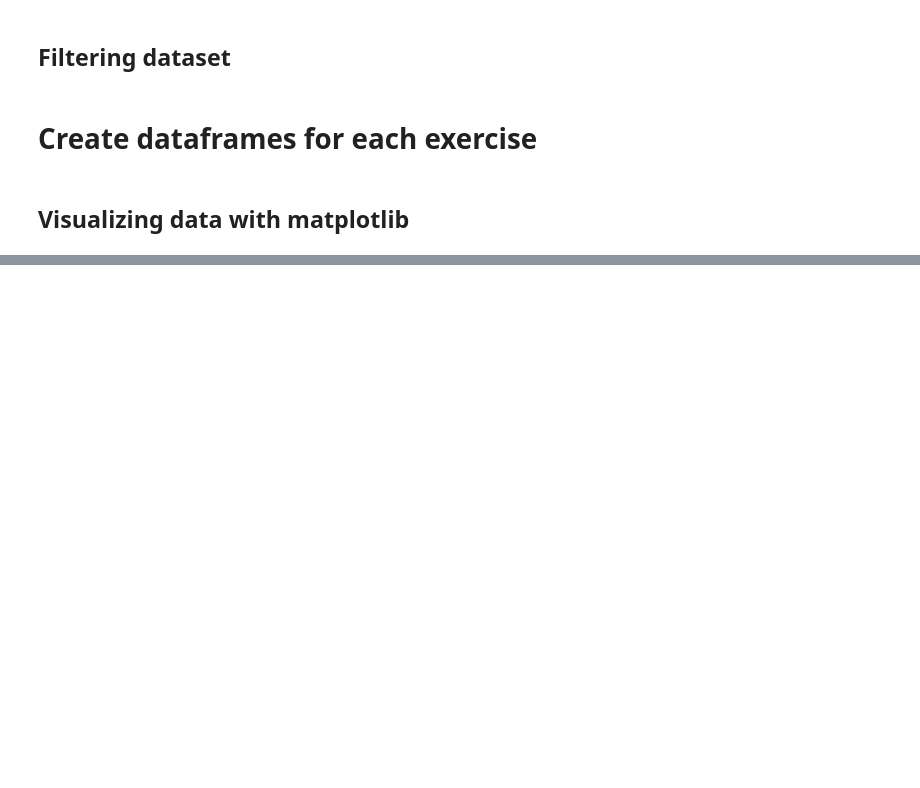
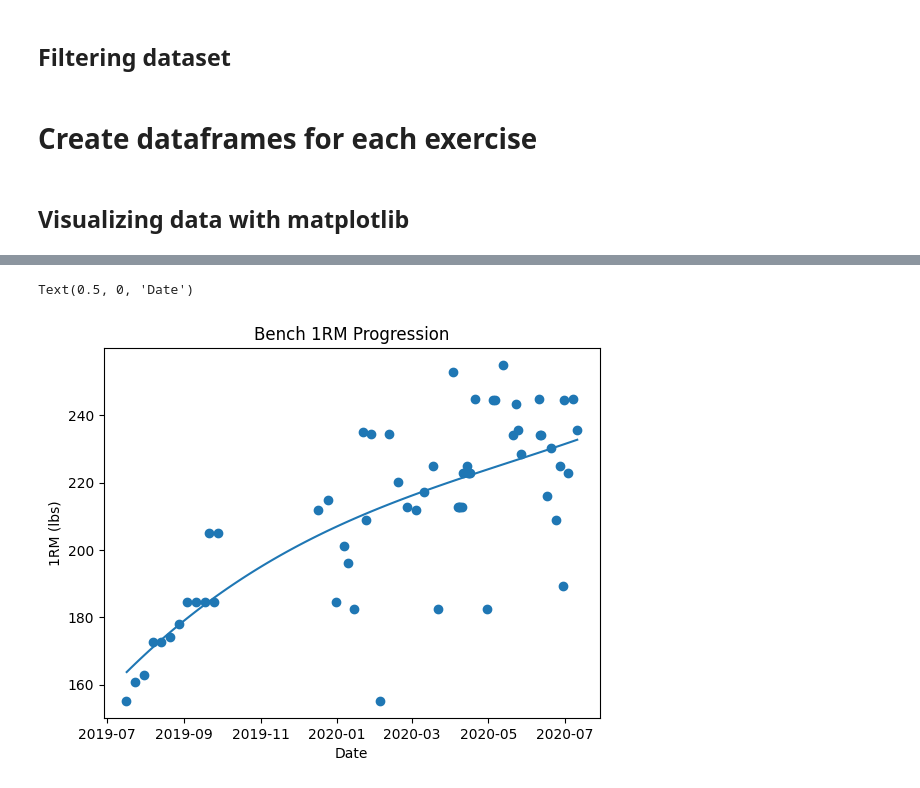
Before and after one commit to atrain773/Powerlifting-Training-Projections, a Jupyter notebook: src/Powerlifting Data Visualization.ipynb, the cells around one changed output, grey strips where cells are left out. Cells and saved outputs as stored; diff of their text form; code cells hidden in the pictures; blank space fills up the shorter version.

```diff
--- a/src/Powerlifting Data Visualization.ipynb
+++ b/src/Powerlifting Data Visualization.ipynb
@@ -68,0 +74,15 @@ ax.xaxis.set_major_locator(plt.MaxNLocator(4))
+# %%
+# fit cubic regression model to bench data
+
+plt.scatter(df_bench['Date'], df_bench['1RM'])
+x3, x2, x1, b = np.polyfit(df_bench['Unix_Date'], df_bench['1RM'], 3)
+x = np.linspace(df_bench['Unix_Date'].min(), df_bench['Unix_Date'].max(), 100)
+reg_line = x3 * (x ** 3) + x2 * (x ** 2) + x1 * x + b
+x = [datetime.datetime.fromtimestamp(d, pytz.timezone('UTC')) for d in x]
+plt.plot(x, reg_line)
+plt.title('Bench 1RM Progression')
+plt.ylabel('1RM (lbs)')
+plt.xlabel('Date')
+# %% [output]
+Text(0.5, 0, 'Date')
+[figure, added]
```
Also changed, not shown: parts of 12 cells of this notebook.
